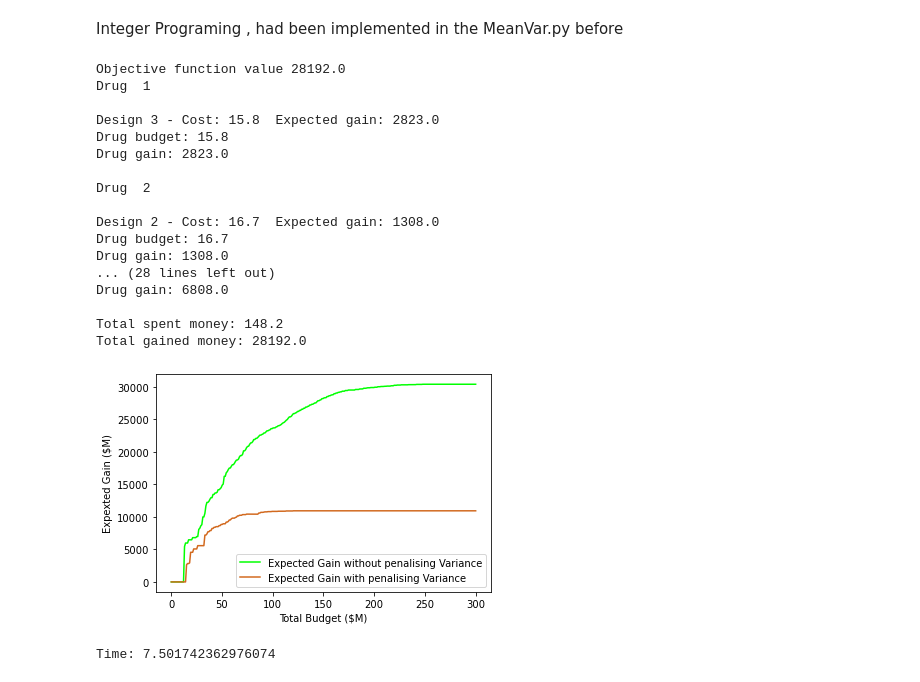
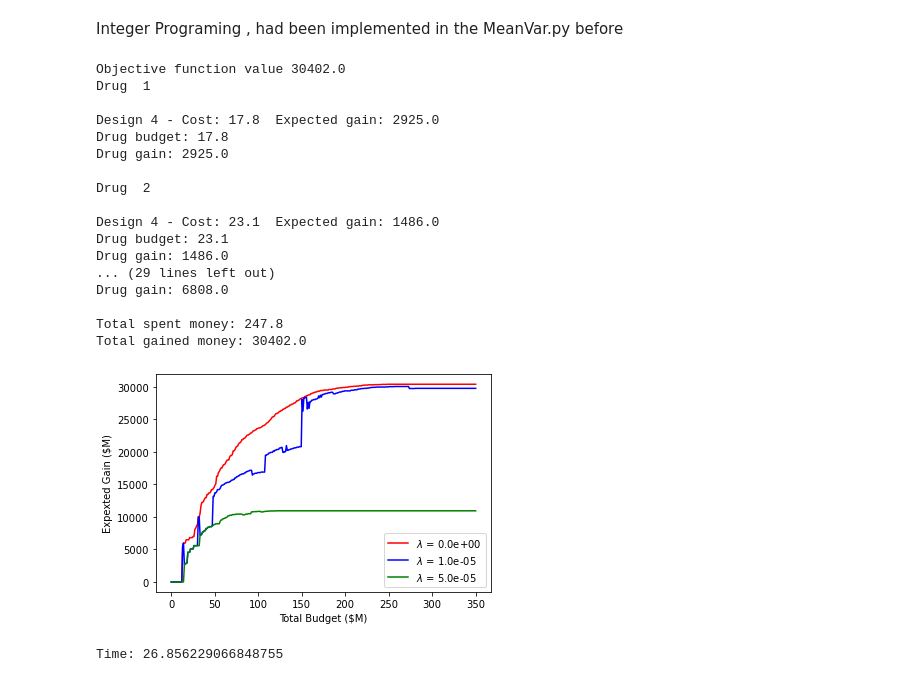
Before and after one commit to MohammadSadeghSalehi/IRP, a Jupyter notebook: dynamicPrograming.ipynb, the cells around one changed output. Cells and saved outputs as stored; diff of their text form; code cells hidden in the pictures.

```diff
--- a/dynamicPrograming.ipynb
+++ b/dynamicPrograming.ipynb
@@ -42,7 +42,14 @@ def init(B,I,N_design):
     for i in range(I):
         for j in range(N_design):
             varNPV[i][j] = np.sum((ExpectedGain-r[i][j])**2)/(I*N_design-1)
+    varformula2 = np.zeros((I,N_design))
+    for i in range(I):
+            for j in range(N_design):
+                varformula2[i][j] = Pos[i][j]*(r[i][j]**2)+ (1-Pos[i][j])*(Budget[i][j]**2)-Pos[i][j]**2*r[i][j]**2 - (1-Pos[i][j])**2*Budget[i][j]**2+2*Pos[i][j]*(1-Pos[i][j])*Budget[i][j]*r[i][j]
+    #lambda = max(e_ij)/max(varNPV)
+    #lmbda = np.max(ExpectedGain)/np.max(varNPV)
 
+    varNPV = varformula2
     #lambda = max(e_ij)/max(varNPV)
     #lmbda = 0
     lmbda = np.max(ExpectedGain)/np.max(varNPV)
@@ -56,6 +63,7 @@ I = 7
 B_Total = 150
 N_design = 6
 Budget,varNPV,ExpectedGain,lmbda,p_i_a = init(B_Total,I,N_design)
+np.savetxt("var.csv", varNPV, delimiter=" ")
 
 # Class of drugs
 class drug:
@@ -159,7 +167,7 @@ def bellman(i,B,drug_list,lam=0):
 # %%
 #Main run of DP algorithm on different budgets
 opt_dec_list = []
-num_of_intervals = 10
+num_of_intervals = 60
 data_frame = np.zeros((num_of_intervals,4))
 
 temp = np.linspace(0,150,num_of_intervals)
@@ -254,8 +262,9 @@ plt.show()
 
 ####################################################################################
 # Effect of penalising the  \lambda * variance of the NPV in objective function on the objective value using DP
+color = ['navy','g','r','y','c','m','chocolate','k']
 colorindex = 0
-for lambd in np.linspace(0,6*10e-5,7):
+for lambd in [0,10e-5,5*10e-5,10e-4,10e-3]:
     os.remove("rawData.txt")
     eGainList = []
     master_func(opt_dec_list,I-1,lam = lambd)
@@ -267,7 +276,7 @@ for lambd in np.linspace(0,6*10e-5,7):
         result.append(a[i*num_of_intervals:(i+1)*num_of_intervals,:])
         result[i] = np.array(result[i])
         temp = result[i]
-    plt.plot(temp[:,0],eGainList[0],color= color[colorindex],label='$\lambda$ = '+str('{:.2e}'.format(lambd)))
+    plt.plot(temp[:,0],eGainList[0],color= color[colorindex],label='$\lambda$ = '+str('{:.1e}'.format(lambd)))
     #plt.yscale('log')
     colorindex+=1
 
@@ -279,7 +288,7 @@ plt.show()
 # Effect of penalising the  \lambda * variance of the NPV in objective function on the total expected value using DP
 
 colorindex = 0
-for lambd in np.linspace(0,6*10e-5,3):
+for lambd in [0,10e-5,5*10e-5,10e-4]:
     os.remove("rawData.txt")
     eGainList = []
     master_func(opt_dec_list,I-1,lam = lambd)
@@ -298,7 +307,7 @@ for lambd in np.linspace(0,6*10e-5,3):
         e_gain[-1] = np.array(e_gain[-1])
     e_gain_total = np.sum(e_gain,axis=0)
     print(e_gain_total)
-    plt.plot(temp[:,0],e_gain_total,color= color[colorindex],label='$\lambda$ = '+str('{:.2e}'.format(lambd)))
+    plt.plot(temp[:,0],e_gain_total,color= color[colorindex],label='$\lambda$ = '+str('{:.1e}'.format(lambd)))
     #plt.yscale('log')
     colorindex+=1
 
@@ -362,9 +371,14 @@ def init(B,I,N_design):
     for i in range(I):
         for j in range(N_design):
             varNPV[i][j] = np.sum((ExpectedGain-r[i][j])**2)/(I*N_design-1)
-
+    varformula2 = np.zeros((I,N_design))
+    for i in range(I):
+            for j in range(N_design):
+                varformula2[i][j] = Pos[i][j]*(r[i][j]**2)+ (1-Pos[i][j])*(Budget[i][j]**2)-Pos[i][j]**2*r[i][j]**2 - (1-Pos[i][j])**2*Budget[i][j]**2+2*Pos[i][j]*(1-Pos[i][j])*Budget[i][j]*r[i][j]
     #lambda = max(e_ij)/max(varNPV)
     #lmbda = np.max(ExpectedGain)/np.max(varNPV)
+
+    varNPV = varformula2
     return Budget, varNPV, ExpectedGain, P_i_a
 
 
@@ -430,48 +444,56 @@ def __main__(B,printFlag,lmbda = 0):
 
 
 ##Experiment
 
-bInterval = np.linspace(0,300,num=300)
+bInterval = np.linspace(0,350,num=350)
 expectedReturn=[]
 expectedWithVar=[]
-lmbda = 10e-6
+lmbda = 10e-5
 
 t = time.time()
 for b in bInterval:
     ereturn = __main__(b,False)
     expectedReturn.append(ereturn)
     expectedWithVar.append(__main__(b,False,lmbda))
 ##The Optimal Decision for B = 150 M$
-__main__(150,True)
+__main__(320,True)
 
 
 ##Plot
 fig = plt.figure("Figure ")
-plt.plot(bInterval,expectedReturn,'lime')
-plt.plot(bInterval,expectedWithVar,'chocolate')
+#plt.plot(bInterval,expectedReturn,'lime',label='Expected Return')
+color = ['red','blue','green','yellow','orange','purple','brown']
+colorIndex = 0
+for lam in [0,10e-6,5*10e-6]:
+    expectedWithVar=[]
+    for b in bInterval:
+        expectedWithVar.append(__main__(b,False,lam))
+    plt.plot(bInterval,expectedWithVar,label='$\lambda$ = '+str('{:.1e}'.format(lam)),color=color[colorIndex])
+    colorIndex += 1
+#plt.plot(bInterval,expectedWithVar,'chocolate')
 plt.xlabel('Total Budget ($M)')
 plt.ylabel('Expexted Gain ($M)')
-plt.legend(['Expected Gain without penalising Variance','Expected Gain with penalising Variance'])
+plt.legend()
 plt.show()
 t=time.time()-t
 print('Time:',t)
 # %% [output]
-Objective function value 28192.0
+Objective function value 30402.0
 Drug  1
 
-Design 3 - Cost: 15.8  Expected gain: 2823.0
-Drug budget: 15.8
-Drug gain: 2823.0
+Design 4 - Cost: 17.8  Expected gain: 2925.0
+Drug budget: 17.8
+Drug gain: 2925.0
 
 Drug  2
 
-Design 2 - Cost: 16.7  Expected gain: 1308.0
-Drug budget: 16.7
-Drug gain: 1308.0
-... (28 lines left out)
+Design 4 - Cost: 23.1  Expected gain: 1486.0
+Drug budget: 23.1
+Drug gain: 1486.0
+... (29 lines left out)
 Drug gain: 6808.0
 
-Total spent money: 148.2
-Total gained money: 28192.0
+Total spent money: 247.8
+Total gained money: 30402.0
-[figure, old version]
+[figure, new version]
-Time: 7.501742362976074
+Time: 26.856229066848755
```
Also changed, not shown: parts of 3 cells of this notebook.
